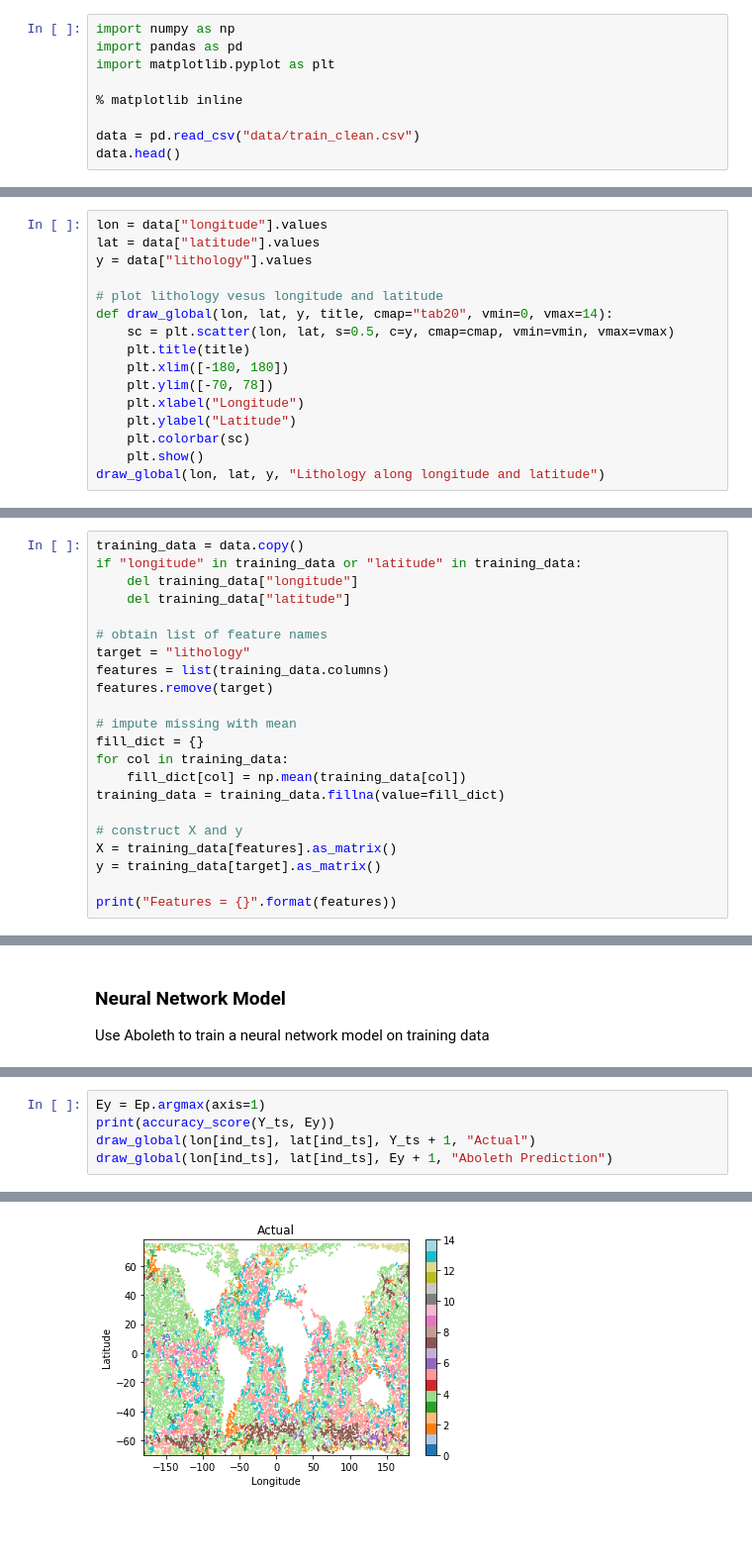
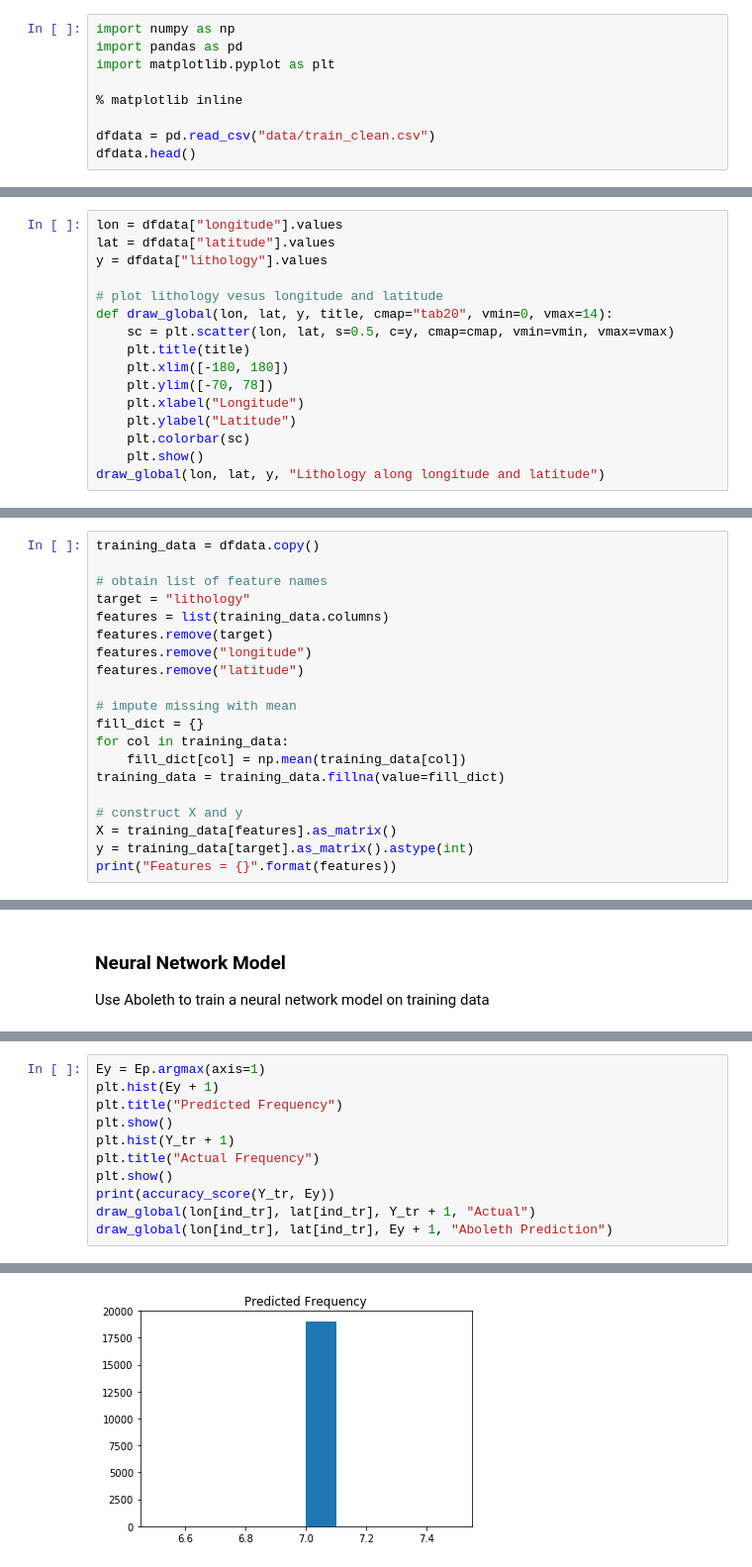
Before and after one commit to joyceyuu/sea, a Jupyter notebook: lithology-addonemorelayer.ipynb, the cells around one changed output, grey strips where cells are left out. Shown at 99% size. Drawn from its saved outputs; the diff is of its cells as text; blank space fills up the shorter version.

```diff
--- a/lithology-addonemorelayer.ipynb
+++ b/lithology-addonemorelayer.ipynb
@@ -14,8 +14,8 @@ import matplotlib.pyplot as plt
 
 % matplotlib inline
 
-data = pd.read_csv("data/train_clean.csv")
-data.head()
+dfdata = pd.read_csv("data/train_clean.csv")
+dfdata.head()
 # %% [output]
 |  | longitude | latitude | lithology | bathymetry | nitrate | oxygen | phosphate | productivity | salinity | ... |
 | 0 | -180 | 75 | 4 | -231.0 | NaN | 8.552258 | NaN | 310.199677 | 31.165499 | ... |
@@ -24,9 +24,9 @@ data.head()
 | 3 | -177 | 75 | 4 | -278.0 | 1.960688 | 9.668440 | 0.720070 | 277.305817 | 30.211161 | ... |
 | 4 | -176 | 75 | 4 | -247.0 | 2.056301 | 9.763065 | 0.706926 | 262.947571 | 30.398439 | ... |
 # %%
-lon = data["longitude"].values
-lat = data["latitude"].values
-y = data["lithology"].values
+lon = dfdata["longitude"].values
+lat = dfdata["latitude"].values
+y = dfdata["lithology"].values
 
 # plot lithology vesus longitude and latitude
 def draw_global(lon, lat, y, title, cmap="tab20", vmin=0, vmax=14):
@@ -51,15 +51,14 @@ print("Unique class = {}".format(np.unique(y)))
 [figure]
 Unique class = [ 1  2  3  4  5  6  7  8  9 10 11 12 13]
 # %%
-training_data = data.copy()
-if "longitude" in training_data or "latitude" in training_data:
-    del training_data["longitude"]
-    del training_data["latitude"]
+training_data = dfdata.copy()
 
 # obtain list of feature names
 target = "lithology"
 features = list(training_data.columns)
 features.remove(target)
+features.remove("longitude")
+features.remove("latitude")
 
 # impute missing with mean
 fill_dict = {}
@@ -69,8 +68,7 @@ training_data = training_data.fillna(value=fill_dict)
 
 # construct X and y
 X = training_data[features].as_matrix()
-y = training_data[target].as_matrix()
-
+y = training_data[target].as_matrix().astype(int)
 print("Features = {}".format(features))
 # %% [output]
 Features = ['bathymetry', 'nitrate', 'oxygen', 'phosphate', 'productivity', 'salinity', 'silicate', 'temperature']
@@ -197,6 +231,12 @@ Iteration 19000, loss=21809.951171875
 # %%
 Ey = Ep.argmax(axis=1)
-print(accuracy_score(Y_ts, Ey))
-draw_global(lon[ind_ts], lat[ind_ts], Y_ts + 1, "Actual")
-draw_global(lon[ind_ts], lat[ind_ts], Ey + 1, "Aboleth Prediction")
+plt.hist(Ey + 1)
+plt.title("Predicted Frequency")
+plt.show()
+plt.hist(Y_tr + 1)
+plt.title("Actual Frequency")
+plt.show()
+print(accuracy_score(Y_tr, Ey))
+draw_global(lon[ind_tr], lat[ind_tr], Y_tr + 1, "Actual")
+draw_global(lon[ind_tr], lat[ind_tr], Ey + 1, "Aboleth Prediction")
 # %% [output]
@@ -204 +243 @@ draw_global(lon[ind_ts], lat[ind_ts], Ey + 1, "Aboleth Prediction")
-[figure, old version]
+[figure, new version]
```
Also changed, not shown: parts of 7 cells of this notebook, 3 other files.
